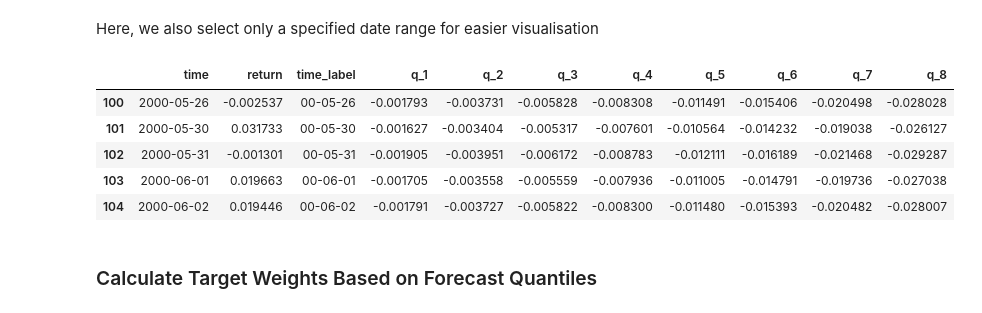
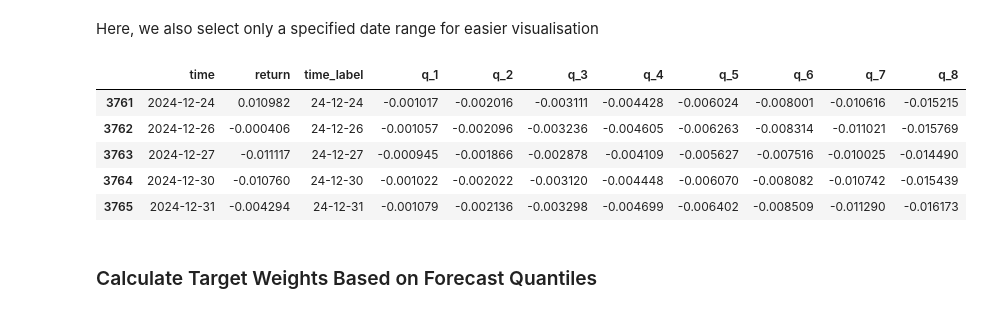
Before and after one commit to danielhalm1407/Risk-Control-Using-a-Bayesian-Joint-Quantile-Time-Series-Model-For-Asset-Returns, a Jupyter notebook: notebooks/NB01_Backtest_1.ipynb, the cells around one changed output. Saved outputs shown, nothing was run; the diff lists cells and outputs as text; code cells hidden in the pictures.

```diff
--- a/notebooks/NB01_Backtest_1.ipynb
+++ b/notebooks/NB01_Backtest_1.ipynb
@@ -337,5 +322,12 @@ returns.columns = ['time', 'return']
 # convert the time column to datetime format
 returns['time'] = pd.to_datetime(returns['time'], format='%d-%b-%Y', errors='coerce')
 
+# eliminate any rows where return is 0 or NaN
+returns = returns[(returns['return'] != 0) & (returns['return'].notna())]
+
+# eliminate the first 2520 observations, which are the first 10 years of data,
+#  only ever used for estimation and never forecasting
+returns = returns.iloc[2520:].reset_index(drop=True)
+
 # Add a time_label column for plotting, which takes the year, month and day in YY-MM-DD format
 returns['time_label'] = returns['time'].dt.strftime('%y-%m-%d')
@@ -346 +336,12 @@ numpy.ndarray
+# %%
+# Load the quantiles data from the MATLAB file
+#data = loadmat('../data/goog.mat') # load in the data for google
+
+#data = loadmat('../data/sp500_interday.mat') # load in the data for S&P 500
+
+# load in the forecast quantiles for the s&p500 data
+data = loadmat('../data/q_minus_all_BJSAV_5_norm_SP500.mat')
+
+q_minus = data['q_minus_all_select'] # extract the 3D matrix, or rather, array of 2D matrices for the quantiles
+# the 3rd dimension is the quantile index, so q_minus[:,:,0] is the first quantile (the lowest pr), q_minus[:,:,1] is the second quantile, etc.
 # %%
@@ -352,13 +362,16 @@ q_minus.shape
 # %%
 # Take mean across iterations for *all* quantiles
-posterior_means = q_minus.mean(axis=0)   # shape (4033, 8)
+#posterior_means = q_minus.mean(axis=0)   # shape (4033, 8)
+
+# The Posterior Means were already calculated in the MATLAB file, so we can just use them directly
+quantile_forecasts = q_minus
 
 # Wrap in DataFrame
-posterior_means_df = pd.DataFrame(
-    posterior_means,
-    columns=[f"q_{i+1}" for i in range(posterior_means.shape[1])]
+quantile_forecasts_df = pd.DataFrame(
+    quantile_forecasts,
+    columns=[f"q_{i+1}" for i in range(quantile_forecasts.shape[1])]
 )
 
-print(posterior_means_df.head())
+print(quantile_forecasts_df.head())
 # %% [output]
         q_1       q_2       q_3       q_4       q_5       q_6       q_7  \
@@ -380,23 +393,22 @@ print(posterior_means_df.head())
 Here, we also select only a specified date range for easier visualisation
 # %%
 # merge with the returns Dataframe
-merged_returns = returns.merge(posterior_means_df, left_index=True, right_index=True)
+merged_returns = returns.merge(quantile_forecasts_df, left_index=True, right_index=True)
 
 # # filter out the first 100 observations
-merged_returns = merged_returns.iloc[100:]
-
+#merged_returns = merged_returns.iloc[100:]
 
 # reverse the order of the non-time columns so that we go from q_8 to q_1 and then return
 #merged_returns = merged_returns[['time', 'time_label'] + [f'q_{i+1}' for i in range(7, -1, -1)] + ['return']]
 # %%
-merged_returns.head()
+merged_returns.tail()
 # %% [output]
 |  | time | return | time_label | q_1 | q_2 | q_3 | q_4 | q_5 | q_6 | q_7 | q_8 |
-| 100 | 2000-05-26 | -0.002537 | 00-05-26 | -0.001793 | -0.003731 | -0.005828 | -0.008308 | -0.011491 | -0.015406 | -0.020498 | -0.028028 |
-| 101 | 2000-05-30 | 0.031733 | 00-05-30 | -0.001627 | -0.003404 | -0.005317 | -0.007601 | -0.010564 | -0.014232 | -0.019038 | -0.026127 |
-| 102 | 2000-05-31 | -0.001301 | 00-05-31 | -0.001905 | -0.003951 | -0.006172 | -0.008783 | -0.012111 | -0.016189 | -0.021468 | -0.029287 |
-| 103 | 2000-06-01 | 0.019663 | 00-06-01 | -0.001705 | -0.003558 | -0.005559 | -0.007936 | -0.011005 | -0.014791 | -0.019736 | -0.027038 |
-| 104 | 2000-06-02 | 0.019446 | 00-06-02 | -0.001791 | -0.003727 | -0.005822 | -0.008300 | -0.011480 | -0.015393 | -0.020482 | -0.028007 |
+| 3761 | 2024-12-24 | 0.010982 | 24-12-24 | -0.001017 | -0.002016 | -0.003111 | -0.004428 | -0.006024 | -0.008001 | -0.010616 | -0.015215 |
+| 3762 | 2024-12-26 | -0.000406 | 24-12-26 | -0.001057 | -0.002096 | -0.003236 | -0.004605 | -0.006263 | -0.008314 | -0.011021 | -0.015769 |
+| 3763 | 2024-12-27 | -0.011117 | 24-12-27 | -0.000945 | -0.001866 | -0.002878 | -0.004109 | -0.005627 | -0.007516 | -0.010025 | -0.014490 |
+| 3764 | 2024-12-30 | -0.010760 | 24-12-30 | -0.001022 | -0.002022 | -0.003120 | -0.004448 | -0.006070 | -0.008082 | -0.010742 | -0.015439 |
+| 3765 | 2024-12-31 | -0.004294 | 24-12-31 | -0.001079 | -0.002136 | -0.003298 | -0.004699 | -0.006402 | -0.008509 | -0.011290 | -0.016173 |
 # %% [markdown]
 ### Calculate Target Weights Based on Forecast Quantiles
 # %% [markdown]
```
Also changed, not shown: parts of 77 cells of this notebook, 4 other files.
